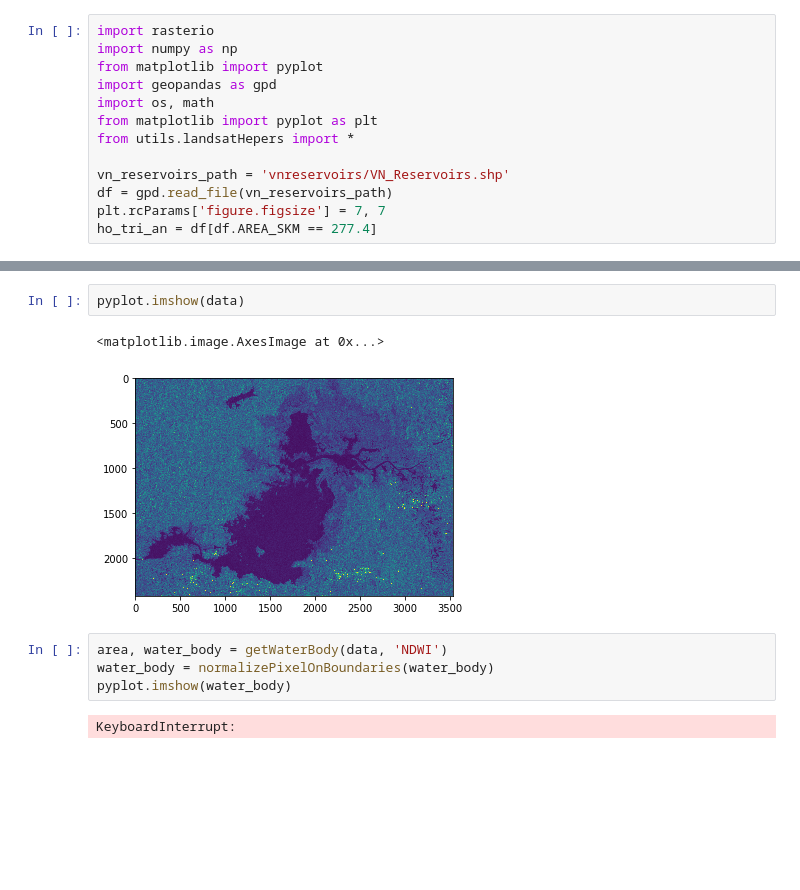
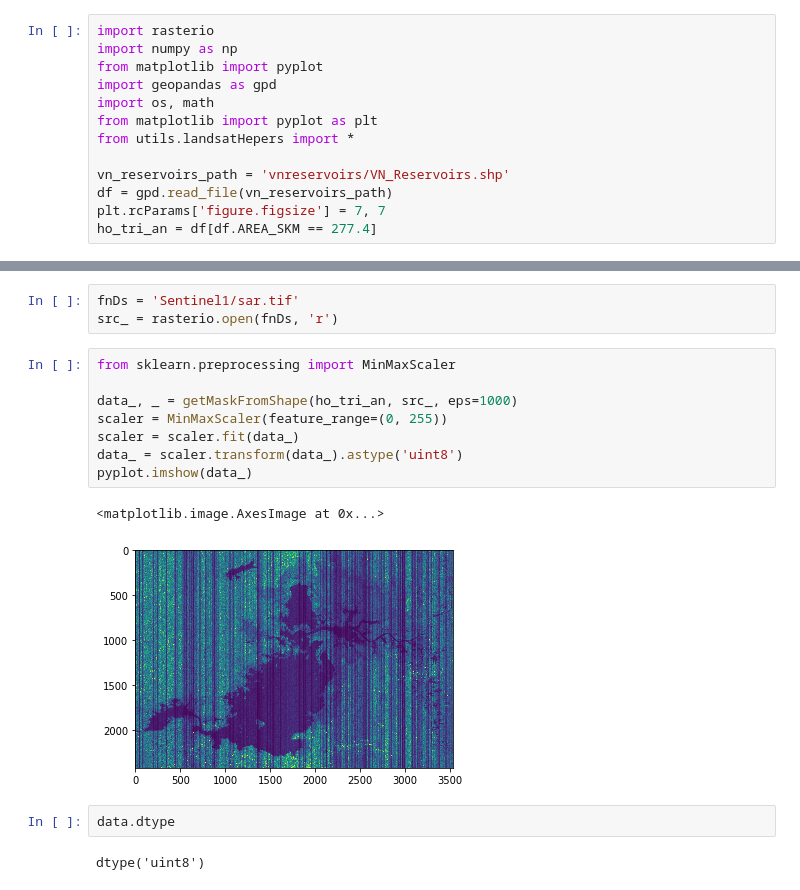
Before and after one commit to Hydroviet/Landsat-Imagery, a Jupyter notebook: Sentinel_1_Example_for_Batch_Cropping.ipynb, the cells around one changed output, grey strips where cells are left out. Drawn from its saved outputs; the diff is of its cells as text; blank space fills up the shorter version.

```diff
--- a/Sentinel_1_Example_for_Batch_Cropping.ipynb
+++ b/Sentinel_1_Example_for_Batch_Cropping.ipynb
@@ -39,11 +43,18 @@ data, _ = getMaskFromShape(ho_tri_an, src,eps=1000)
-# %%
-pyplot.imshow(data)
-# %% [output]
-<matplotlib.image.AxesImage at 0x...>
-[figure, removed]
-# %%
-area, water_body = getWaterBody(data, 'NDWI')
-water_body = normalizePixelOnBoundaries(water_body)
-pyplot.imshow(water_body)
-# %% [output]
-KeyboardInterrupt:
+# %%
+fnDs = 'Sentinel1/sar.tif'
+src_ = rasterio.open(fnDs, 'r')
+# %%
+from sklearn.preprocessing import MinMaxScaler
+
+data_, _ = getMaskFromShape(ho_tri_an, src_, eps=1000)
+scaler = MinMaxScaler(feature_range=(0, 255))
+scaler = scaler.fit(data_)
+data_ = scaler.transform(data_).astype('uint8')
+pyplot.imshow(data_)
+# %% [output]
+<matplotlib.image.AxesImage at 0x...>
+[figure, added]
+# %%
+data.dtype
+# %% [output]
+dtype('uint8')
```
Also changed, not shown: parts of 1 cell of this notebook.
